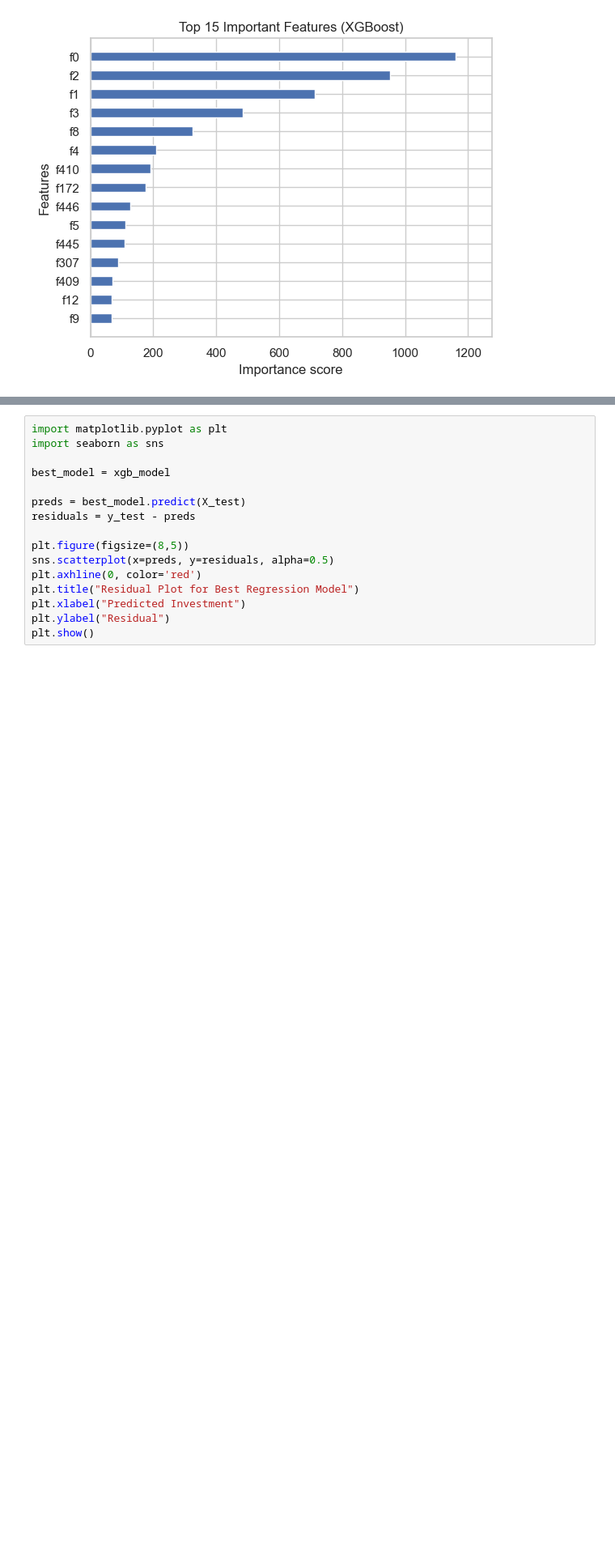
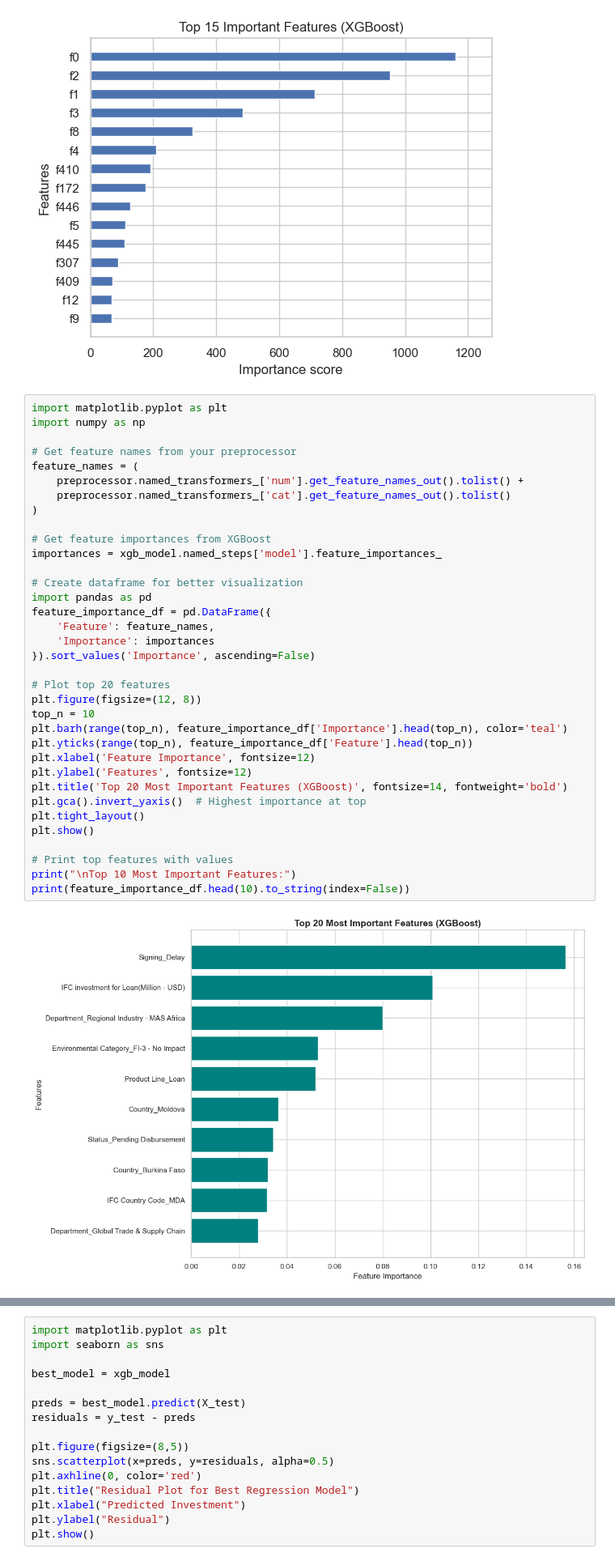
Before and after one commit to Rajabboev/Hybrid_ML_model_investment, a Jupyter notebook: IFC Investment .ipynb, the cells around one changed output, grey strips where cells are left out. Shown at 81% size. Saved outputs shown, nothing was run; the diff lists cells and outputs as text; blank space fills up the shorter version.

```diff
--- a/IFC Investment .ipynb
+++ b/IFC Investment .ipynb
@@ -760,3 +791,40 @@ plt.title("Top 15 Important Features (XGBoost)")
 plt.show()
 # %% [output]
 [figure]
+# %%
+import matplotlib.pyplot as plt
+import numpy as np
+
+# Get feature names from your preprocessor
+feature_names = (
+    preprocessor.named_transformers_['num'].get_feature_names_out().tolist() +
+    preprocessor.named_transformers_['cat'].get_feature_names_out().tolist()
+)
+
+# Get feature importances from XGBoost
+importances = xgb_model.named_steps['model'].feature_importances_
+
+# Create dataframe for better visualization
+import pandas as pd
+feature_importance_df = pd.DataFrame({
+    'Feature': feature_names,
+    'Importance': importances
+}).sort_values('Importance', ascending=False)
+
+# Plot top 20 features
+plt.figure(figsize=(12, 8))
+top_n = 10
+plt.barh(range(top_n), feature_importance_df['Importance'].head(top_n), color='teal')
+plt.yticks(range(top_n), feature_importance_df['Feature'].head(top_n))
+plt.xlabel('Feature Importance', fontsize=12)
+plt.ylabel('Features', fontsize=12)
+plt.title('Top 20 Most Important Features (XGBoost)', fontsize=14, fontweight='bold')
+plt.gca().invert_yaxis()  # Highest importance at top
+plt.tight_layout()
+plt.show()
+
+# Print top features with values
+print("\nTop 10 Most Important Features:")
+print(feature_importance_df.head(10).to_string(index=False))
+# %% [output]
+[figure, added]
```
Also changed, not shown: parts of 16 cells of this notebook, 1 other file.
